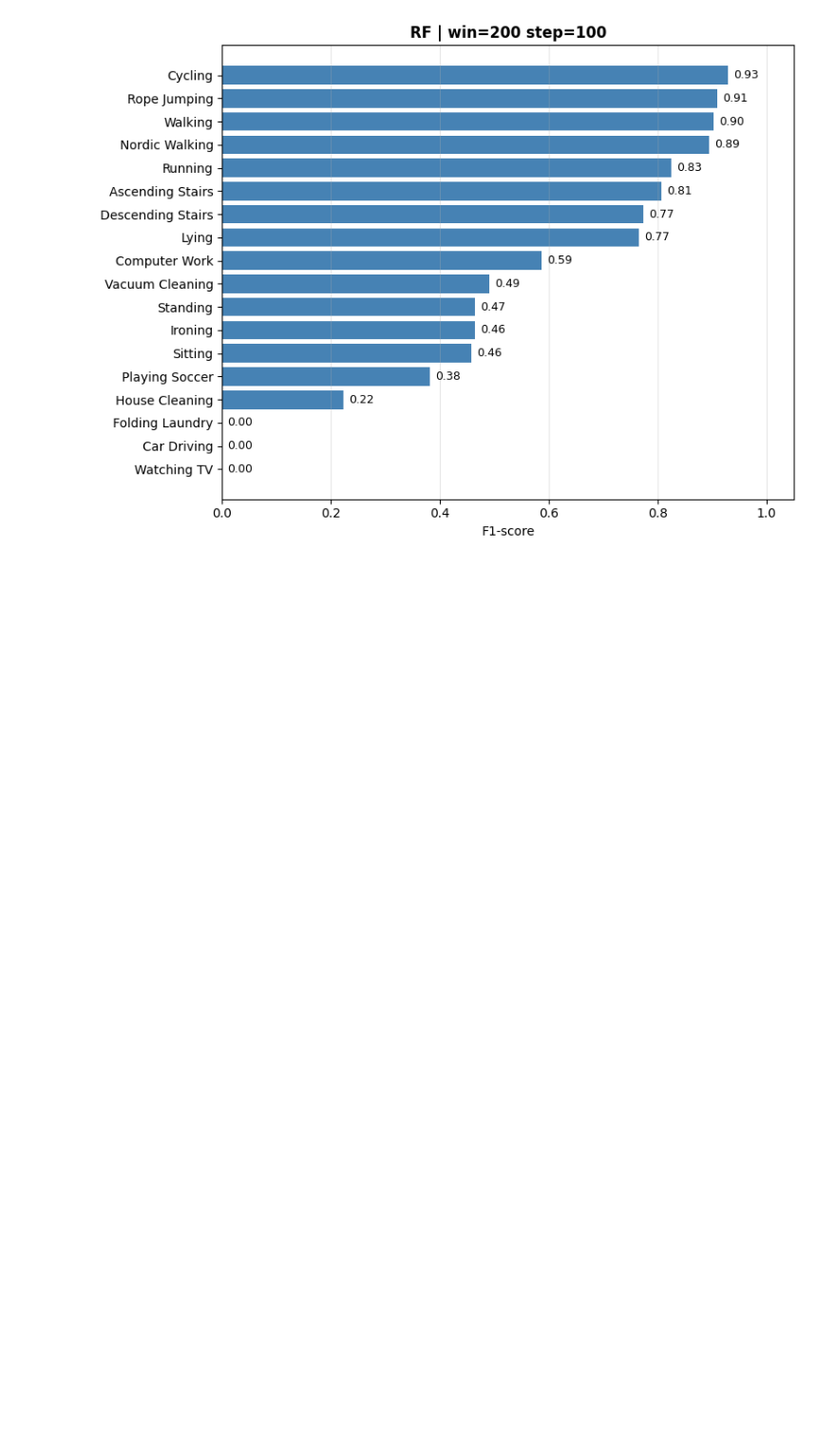
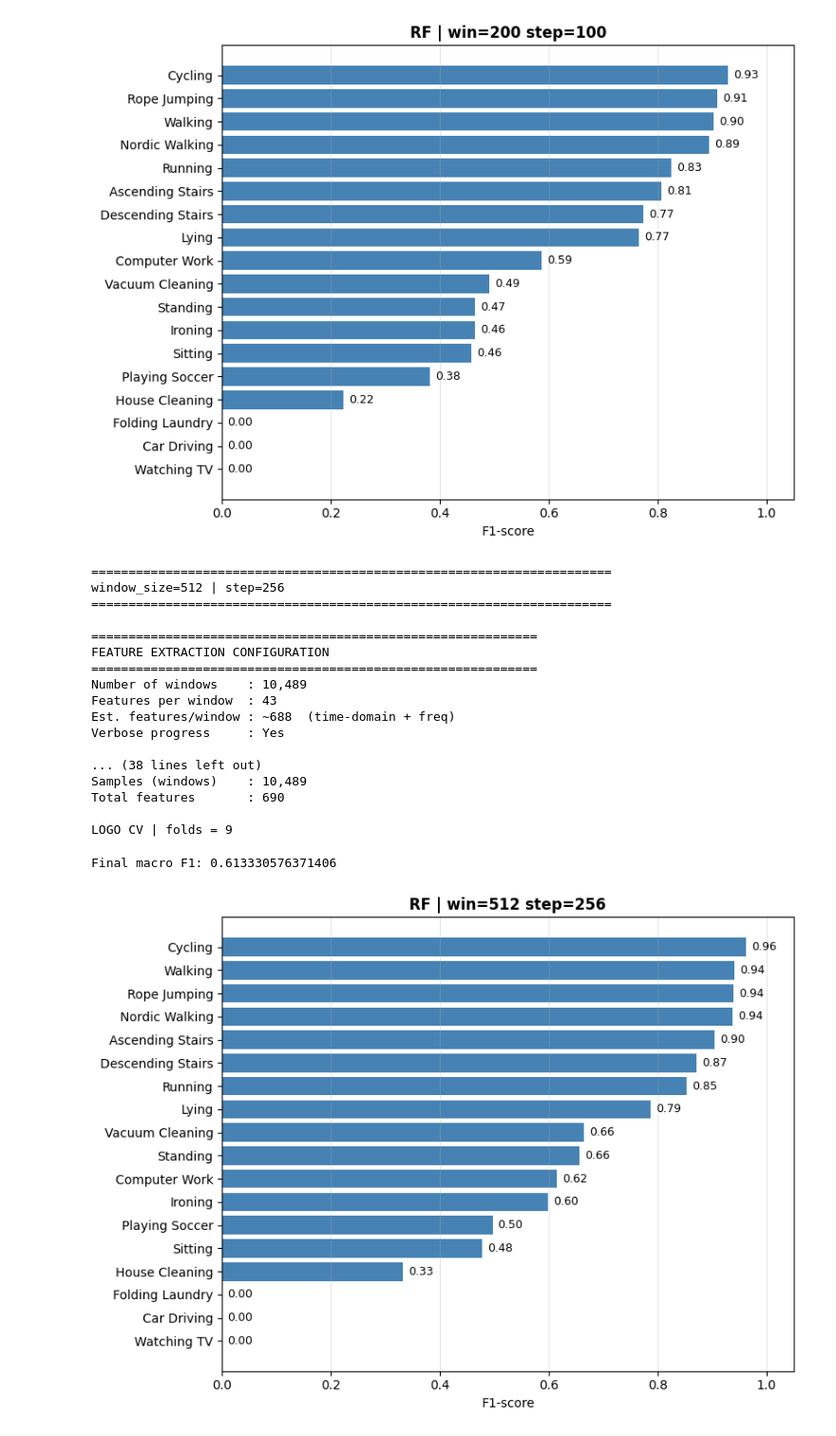
Before and after one commit to Ba-Hi/HAR, a Jupyter notebook: ML_models/main_pamap2.ipynb, the cells around one changed output. Shown at 95% size. Saved outputs shown, nothing was run; the diff lists cells and outputs as text; code cells hidden in the pictures; blank space fills up the shorter version.

Commit message:
changement de window size

```diff
--- a/ML_models/main_pamap2.ipynb
+++ b/ML_models/main_pamap2.ipynb
@@ -1930,3 +1930,25 @@ Total features       : 690
 LOGO CV | folds = 9
 Final macro F1: 0.5488180129800256
 [figure]
+# %%
+report_2 = run_pipeline(df, window_size=512, step=256, verbose=True, plot=True)
+# %% [output]
+======================================================================
+window_size=512 | step=256
+======================================================================
+
+============================================================
+FEATURE EXTRACTION CONFIGURATION
+============================================================
+Number of windows    : 10,489
+Features per window  : 43
+Est. features/window : ~688  (time-domain + freq)
+Verbose progress     : Yes
+
+... (38 lines left out)
+Samples (windows)    : 10,489
+Total features       : 690
+
+LOGO CV | folds = 9
+Final macro F1: 0.613330576371406
+[figure, added]
```
